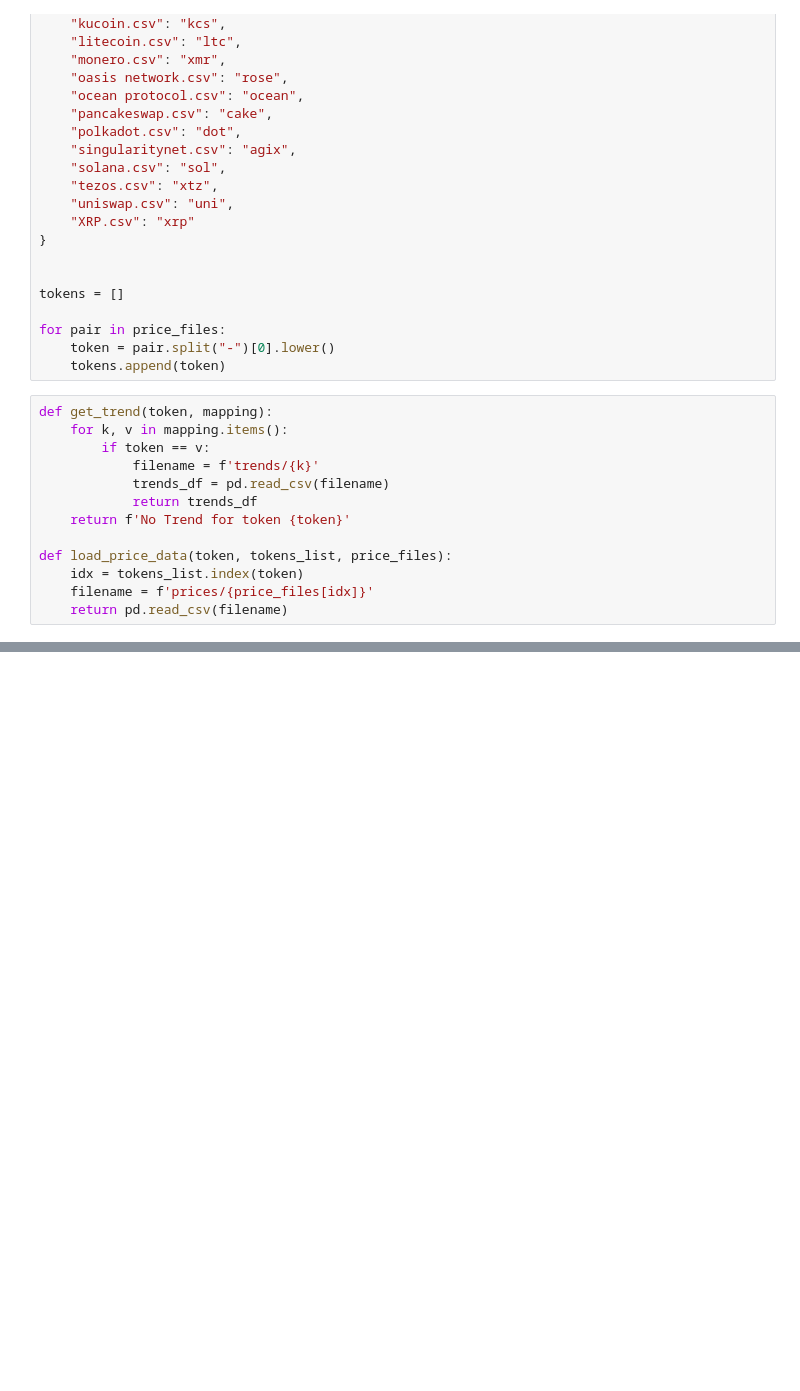
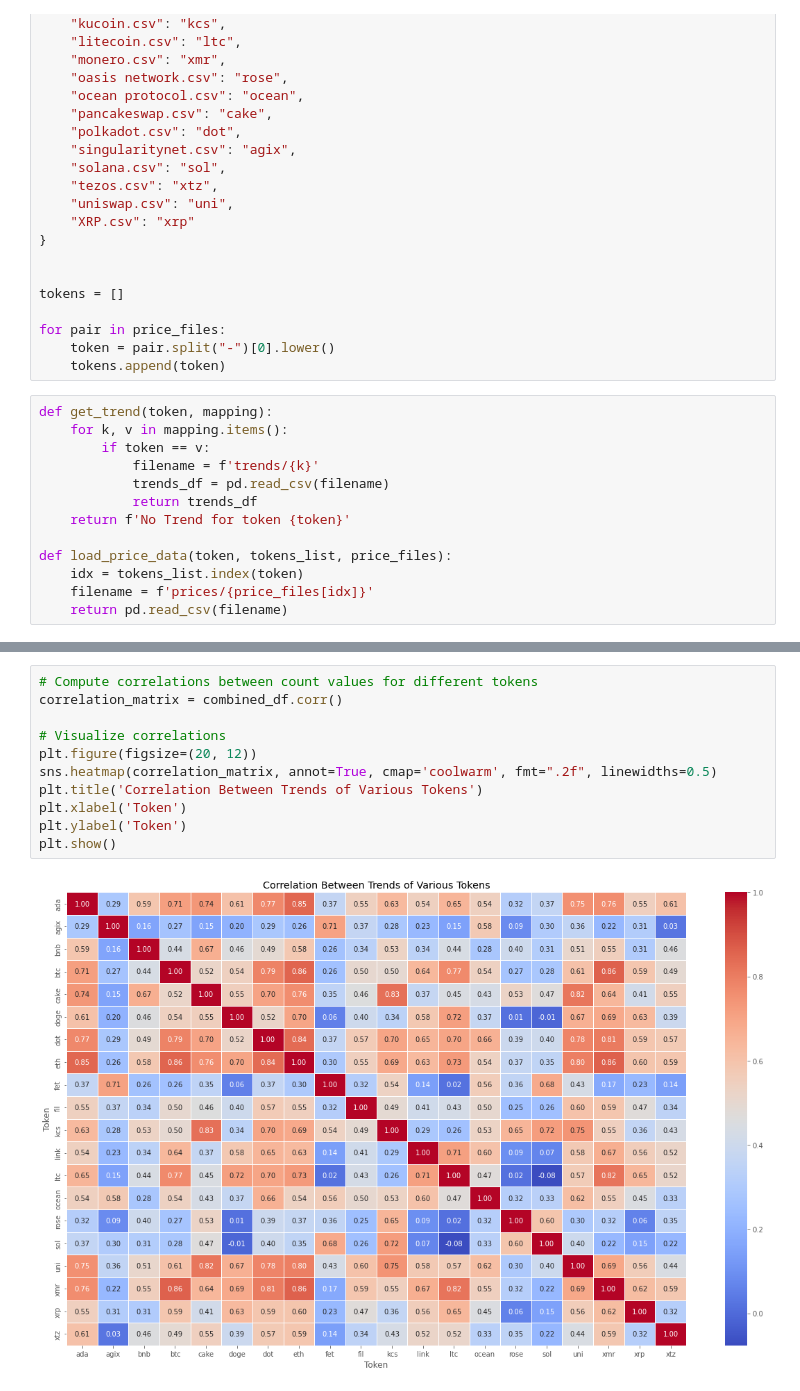
Before and after one commit to MarcLlopart/Deciphering-Crypto-Trends, a Jupyter notebook: 3_correlations.ipynb, the cells around one changed output, grey strips where cells are left out. Drawn from its saved outputs; the diff is of its cells as text; blank space fills up the shorter version.

```diff
--- a/3_correlations.ipynb
+++ b/3_correlations.ipynb
@@ -150,0 +176,13 @@ for token in tokens:
+# %%
+# Compute correlations between count values for different tokens
+correlation_matrix = combined_df.corr()
+
+# Visualize correlations
+plt.figure(figsize=(20, 12))
+sns.heatmap(correlation_matrix, annot=True, cmap='coolwarm', fmt=".2f", linewidths=0.5)
+plt.title('Correlation Between Trends of Various Tokens')
+plt.xlabel('Token')
+plt.ylabel('Token')
+plt.show()
+# %% [output]
+[figure, added]
```
Also changed, not shown: parts of 3 cells of this notebook, 8 other files.
